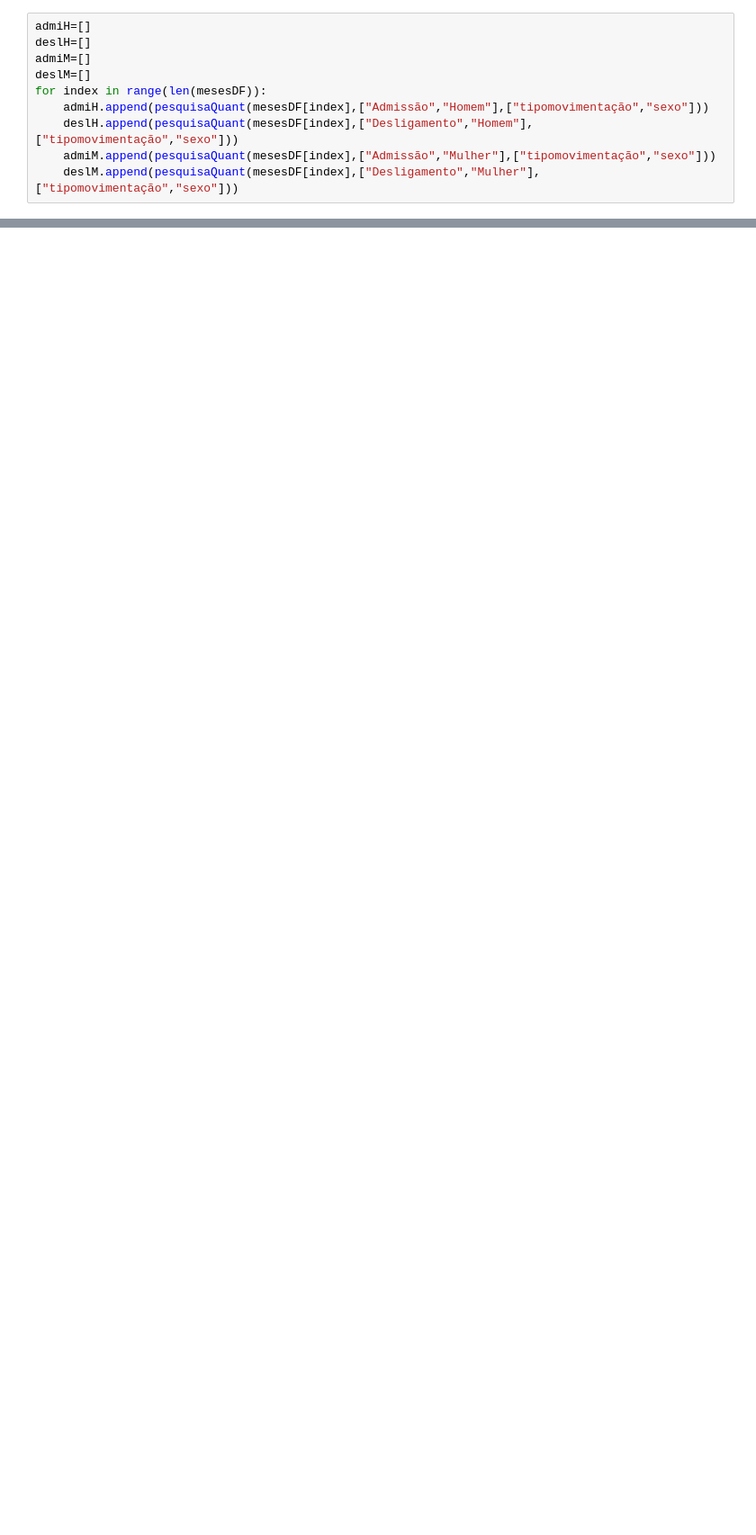
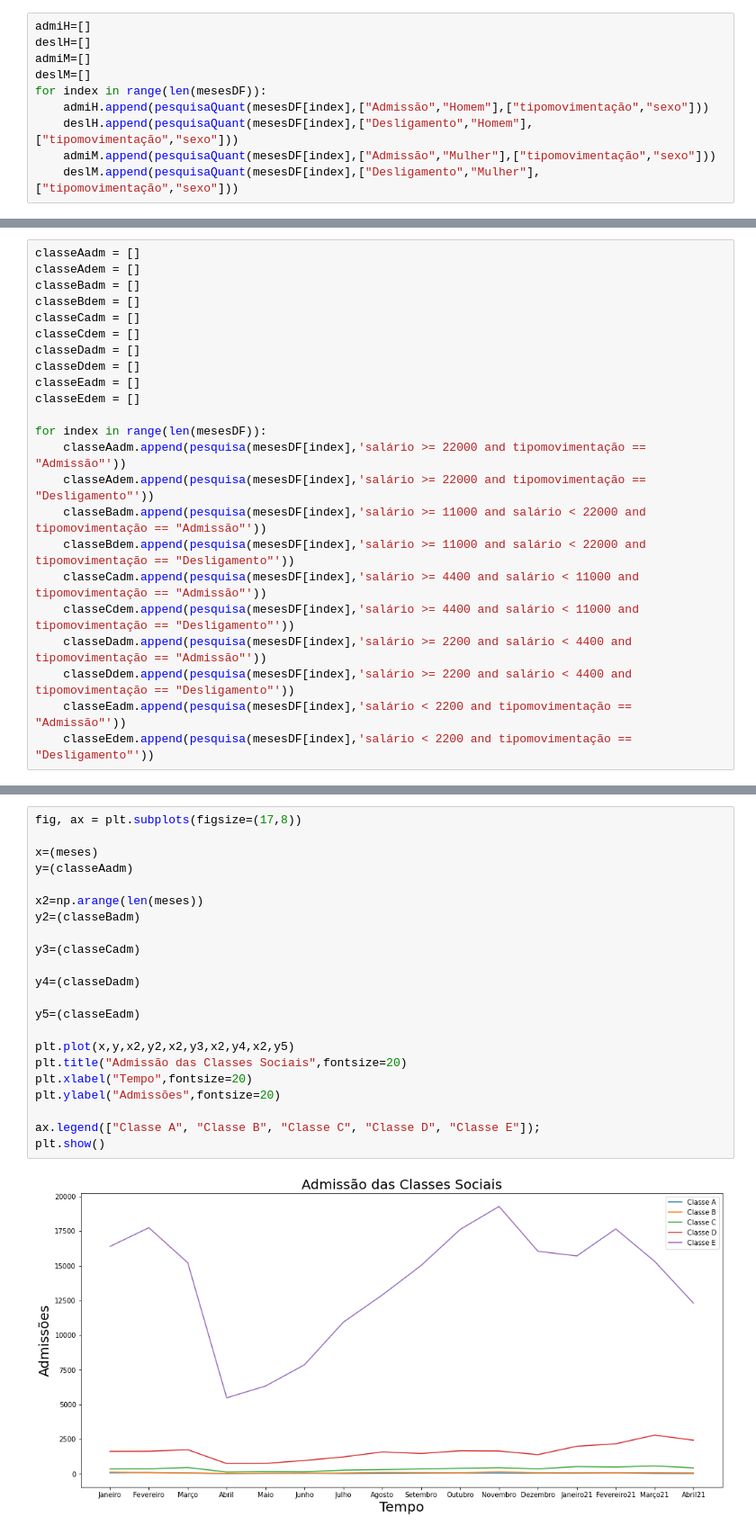
Before and after one commit to MarcospsDonizete/Analise_De_Empregabilidade, a Jupyter notebook: Caged.ipynb, the cells around one changed output, grey strips where cells are left out. Shown at 90% size. Cells and saved outputs as stored; diff of their text form; blank space fills up the shorter version.

```diff
--- a/Caged.ipynb
+++ b/Caged.ipynb
@@ -182,0 +228,23 @@ jan2020.query('tipomovimentação =="Admissão"')['tipomovimentação'].count()
+# %%
+classeAadm = []
+classeAdem = []
+classeBadm = []
+classeBdem = []
+classeCadm = []
+classeCdem = []
+classeDadm = []
+classeDdem = []
+classeEadm = []
+classeEdem = []
+
+for index in range(len(mesesDF)):
+    classeAadm.append(pesquisa(mesesDF[index],'salário >= 22000 and tipomovimentação == "Admissão"'))
+    classeAdem.append(pesquisa(mesesDF[index],'salário >= 22000 and tipomovimentação == "Desligamento"'))
+    classeBadm.append(pesquisa(mesesDF[index],'salário >= 11000 and salário < 22000 and tipomovimentação == "Admissão"'))
+    classeBdem.append(pesquisa(mesesDF[index],'salário >= 11000 and salário < 22000 and tipomovimentação == "Desligamento"'))
+    classeCadm.append(pesquisa(mesesDF[index],'salário >= 4400 and salário < 11000 and tipomovimentação == "Admissão"'))
+    classeCdem.append(pesquisa(mesesDF[index],'salário >= 4400 and salário < 11000 and tipomovimentação == "Desligamento"'))
+    classeDadm.append(pesquisa(mesesDF[index],'salário >= 2200 and salário < 4400 and tipomovimentação == "Admissão"'))
+    classeDdem.append(pesquisa(mesesDF[index],'salário >= 2200 and salário < 4400 and tipomovimentação == "Desligamento"'))
+    classeEadm.append(pesquisa(mesesDF[index],'salário < 2200 and tipomovimentação == "Admissão"'))
+    classeEdem.append(pesquisa(mesesDF[index],'salário < 2200 and tipomovimentação == "Desligamento"'))
@@ -182,0 +253,24 @@ jan2020.query('tipomovimentação =="Admissão"')['tipomovimentação'].count()
+# %%
+fig, ax = plt.subplots(figsize=(17,8))
+
+x=(meses)
+y=(classeAadm)
+
+x2=np.arange(len(meses))
+y2=(classeBadm)
+
+y3=(classeCadm)
+
+y4=(classeDadm)
+
+y5=(classeEadm)
+
+plt.plot(x,y,x2,y2,x2,y3,x2,y4,x2,y5)
+plt.title("Admissão das Classes Sociais",fontsize=20)
+plt.xlabel("Tempo",fontsize=20)
+plt.ylabel("Admissões",fontsize=20)
+
+ax.legend(["Classe A", "Classe B", "Classe C", "Classe D", "Classe E"]);
+plt.show()
+# %% [output]
+[figure, added]
```
Also changed, not shown: parts of 34 cells of this notebook, 1 other file.
